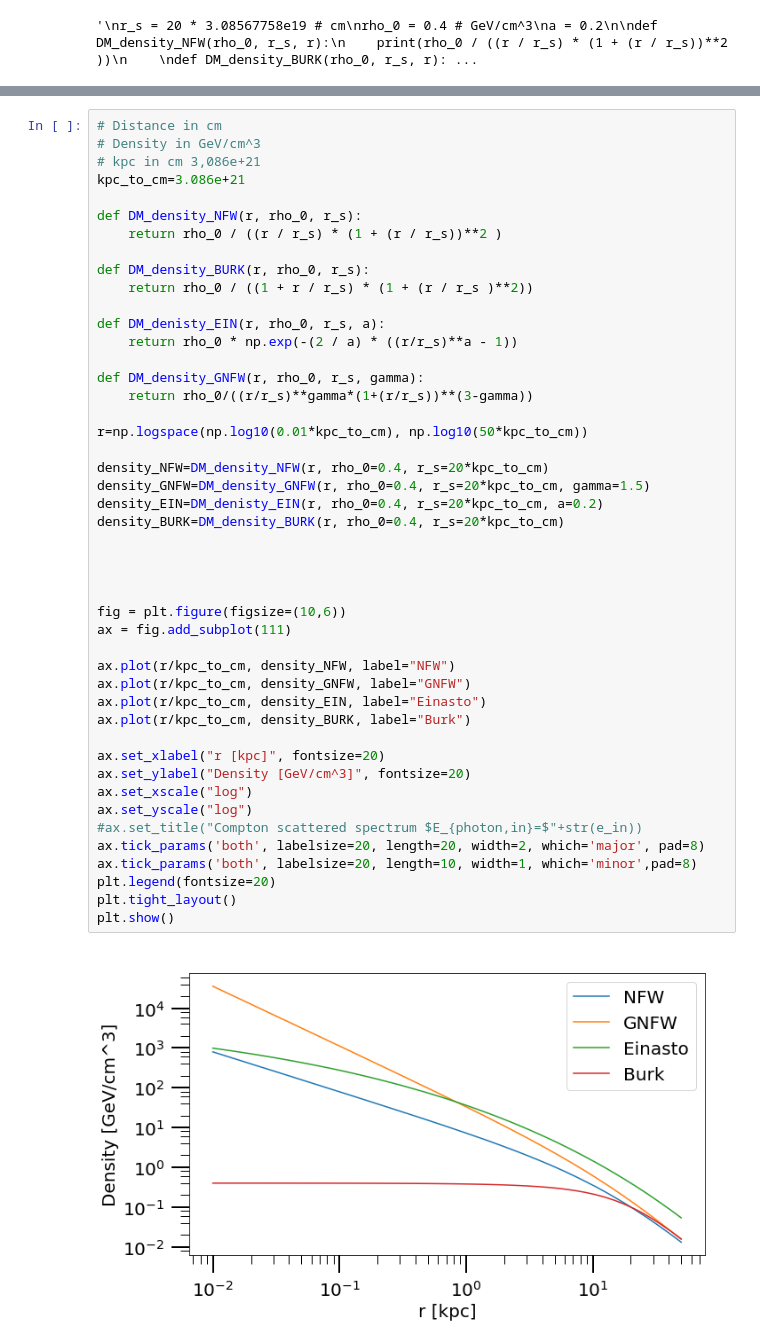
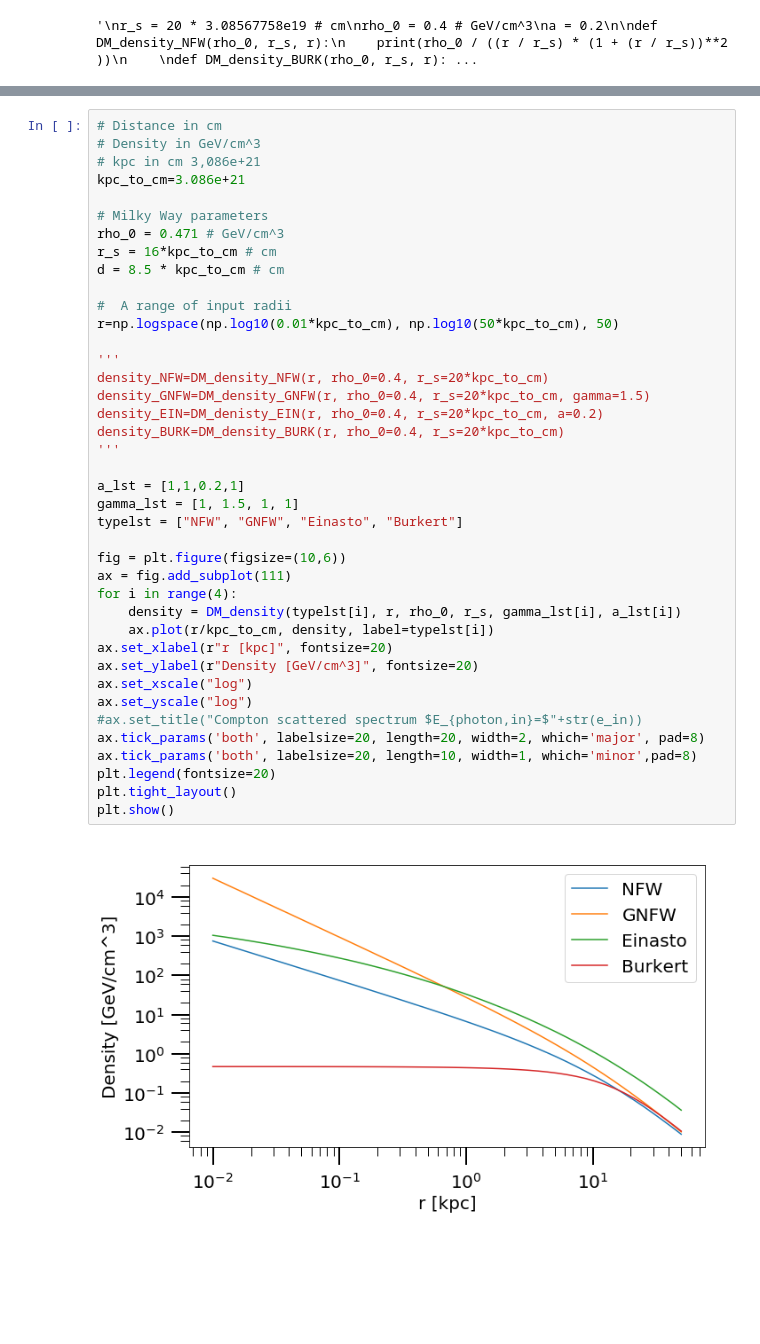
Before and after one commit to bradkav/GSS2018_Indirect, a Jupyter notebook: scripts/GRAPPA_student2.ipynb, the cells around one changed output, grey strips where cells are left out. Saved outputs shown, nothing was run; the diff lists cells and outputs as text; blank space fills up the shorter version.

Commit message:
Generalized the density functions and the line-of-sight integral function for different DM density profiles.

```diff
--- a/scripts/GRAPPA_student2.ipynb
+++ b/scripts/GRAPPA_student2.ipynb
@@ -29,48 +77,42 @@ def DM_denisty_EIN(rho_0, r_s, a, r):
 # %%
 # Distance in cm
 # Density in GeV/cm^3
 # kpc in cm 3,086e+21
 kpc_to_cm=3.086e+21
 
-def DM_density_NFW(r, rho_0, r_s):
-    return rho_0 / ((r / r_s) * (1 + (r / r_s))**2 )
+# Milky Way parameters
+rho_0 = 0.471 # GeV/cm^3
+r_s = 16*kpc_to_cm # cm
+d = 8.5 * kpc_to_cm # cm
 
-def DM_density_BURK(r, rho_0, r_s):
-    return rho_0 / ((1 + r / r_s) * (1 + (r / r_s )**2))
+#  A range of input radii
+r=np.logspace(np.log10(0.01*kpc_to_cm), np.log10(50*kpc_to_cm), 50)
 
-def DM_denisty_EIN(r, rho_0, r_s, a):
-    return rho_0 * np.exp(-(2 / a) * ((r/r_s)**a - 1))
-
-def DM_density_GNFW(r, rho_0, r_s, gamma):
-    return rho_0/((r/r_s)**gamma*(1+(r/r_s))**(3-gamma))
-
-r=np.logspace(np.log10(0.01*kpc_to_cm), np.log10(50*kpc_to_cm))
-
+'''
 density_NFW=DM_density_NFW(r, rho_0=0.4, r_s=20*kpc_to_cm)
 density_GNFW=DM_density_GNFW(r, rho_0=0.4, r_s=20*kpc_to_cm, gamma=1.5)
 density_EIN=DM_denisty_EIN(r, rho_0=0.4, r_s=20*kpc_to_cm, a=0.2)
 density_BURK=DM_density_BURK(r, rho_0=0.4, r_s=20*kpc_to_cm)
+'''
 
-
-
+a_lst = [1,1,0.2,1]
+gamma_lst = [1, 1.5, 1, 1]
+typelst = ["NFW", "GNFW", "Einasto", "Burkert"]
 
 fig = plt.figure(figsize=(10,6))
 ax = fig.add_subplot(111)
-
-ax.plot(r/kpc_to_cm, density_NFW, label="NFW")
-ax.plot(r/kpc_to_cm, density_GNFW, label="GNFW")
-ax.plot(r/kpc_to_cm, density_EIN, label="Einasto")
-ax.plot(r/kpc_to_cm, density_BURK, label="Burk")
-
-ax.set_xlabel("r [kpc]", fontsize=20)
-ax.set_ylabel("Density [GeV/cm^3]", fontsize=20)
+for i in range(4):
+    density = DM_density(typelst[i], r, rho_0, r_s, gamma_lst[i], a_lst[i])
+    ax.plot(r/kpc_to_cm, density, label=typelst[i])
+ax.set_xlabel(r"r [kpc]", fontsize=20)
+ax.set_ylabel(r"Density [GeV/cm^3]", fontsize=20)
 ax.set_xscale("log")
 ax.set_yscale("log")
 #ax.set_title("Compton scattered spectrum $E_{photon,in}=$"+str(e_in))
 ax.tick_params('both', labelsize=20, length=20, width=2, which='major', pad=8)
 ax.tick_params('both', labelsize=20, length=10, width=1, which='minor',pad=8)
 plt.legend(fontsize=20)
 plt.tight_layout()
 plt.show()
 # %% [output]
-[figure, old version]
+[figure, new version]
```
Also changed, not shown: parts of 4 cells of this notebook.
